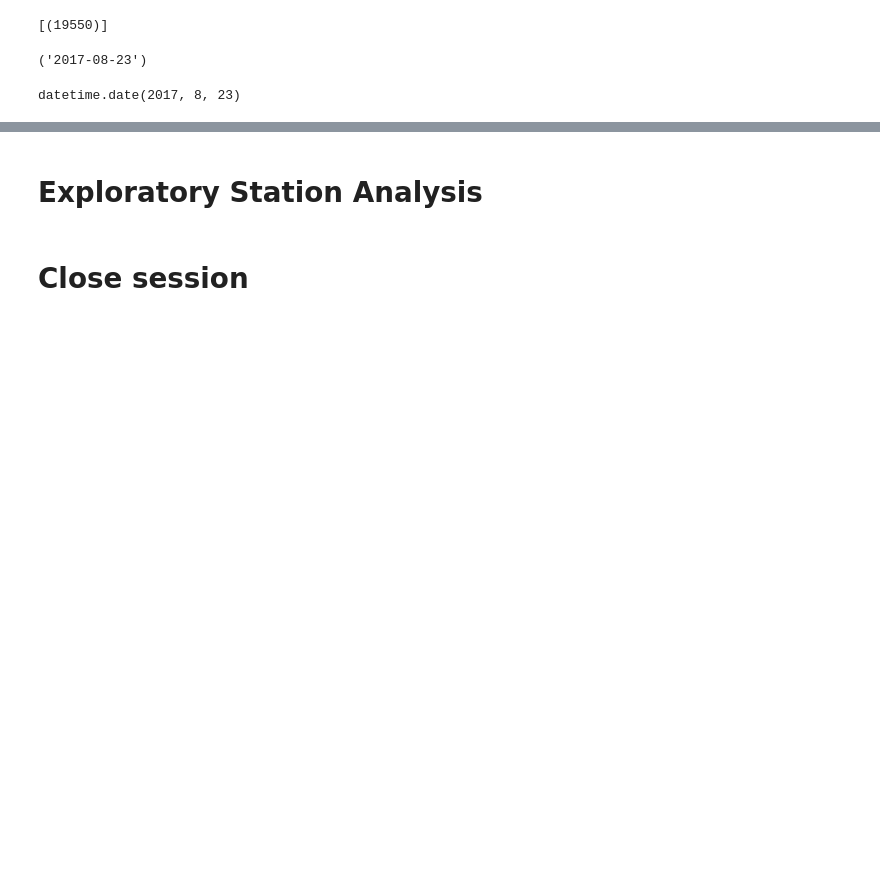
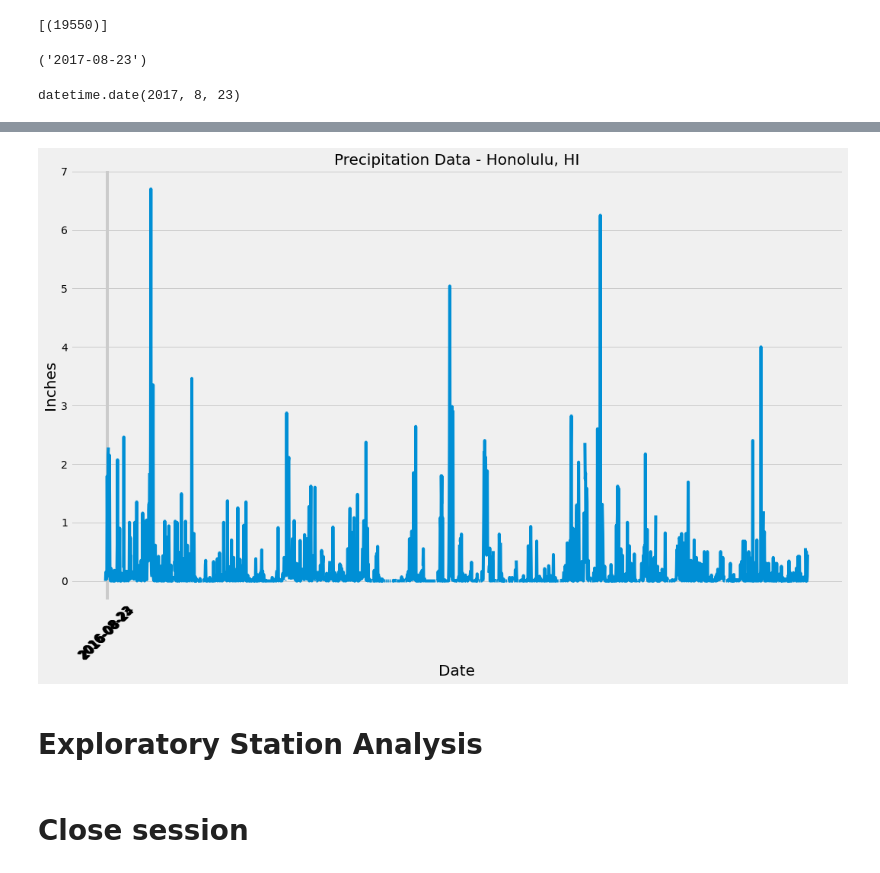
Before and after one commit to Terra999/sqlalchemy-challenge, a Jupyter notebook: climate_analysis_and_exploration.ipynb, the cells around one changed output, grey strips where cells are left out. Saved outputs shown, nothing was run; the diff lists cells and outputs as text; code cells hidden in the pictures; blank space fills up the shorter version.

Commit message:
Working on precipitation line graph.

```diff
--- a/climate_analysis_and_exploration.ipynb
+++ b/climate_analysis_and_exploration.ipynb
@@ -105,8 +104,9 @@ datetime.date(2017, 8, 23)
 # %%
 # Design a query to retrieve the last 12 months of precipitation data and plot the results.
 # Perform a query to retrieve the data and precipitation scores
-# year_data = session.query(Measurement.date, Measurement.prcp).\
-year_data = session.query(Measurement.date).filter(Measurement.date <= '2017-08-23').\
-    filter(Measurement.date >= '2016-08-23').count()
+# Sort the dataframe by date
+year_data = session.query(Measurement.date, Measurement.prcp).\
+    filter(Measurement.date >= '2016-08-23').\
+    order_by(Measurement.date.asc()).all()
 year_data
 # %% [output]
@@ -114,7 +130,5 @@ year_data
 # %%
-# # Save the query results as a Pandas DataFrame and set the index to the date column
-# year_data = pd.DataFrame(year_data, columns=['date', 'prcp'])
-# year_data.set_index('date', inplace = True)
-# year_data.plot.bar()
-# plt.tight_layout()
-# plt.show()
+# Save the query results as a Pandas DataFrame and set the index to the date column
+# year_data_df.set_index('date', inplace = True)
+year_data_df = pd.DataFrame(year_data, columns=['date', 'prcp'])
+year_data_df
@@ -127,3 +149,22 @@ year_data
+# %%
+# Set x axis and tick locations
+x_axis = np.arange(9)
+tick_locations = [value for value in x_axis]
+# %%
+# Use Pandas Plotting with Matplotlib to plot the data
+plt.figure(figsize = (15, 10))
+plt.plot(year_data_df["prcp"])
+plt.xticks(tick_locations, year_data_df["date"], rotation="45", fontsize = 16)
+plt.locator_params(axis='x', nbins = 9)
+plt.title("Precipitation Data - Honolulu, HI", fontsize = 20)
+plt.xlabel("Date", fontsize = 20)
+plt.ylabel("Inches", fontsize = 20)
+
+plt.tight_layout()
+
+plt.show()
+# %% [output]
+[figure, added]
 # %%
  # Use Pandas to calcualte the summary statistics for the precipitation data
 # %% [markdown]
```
Also changed, not shown: parts of 4 cells of this notebook.
